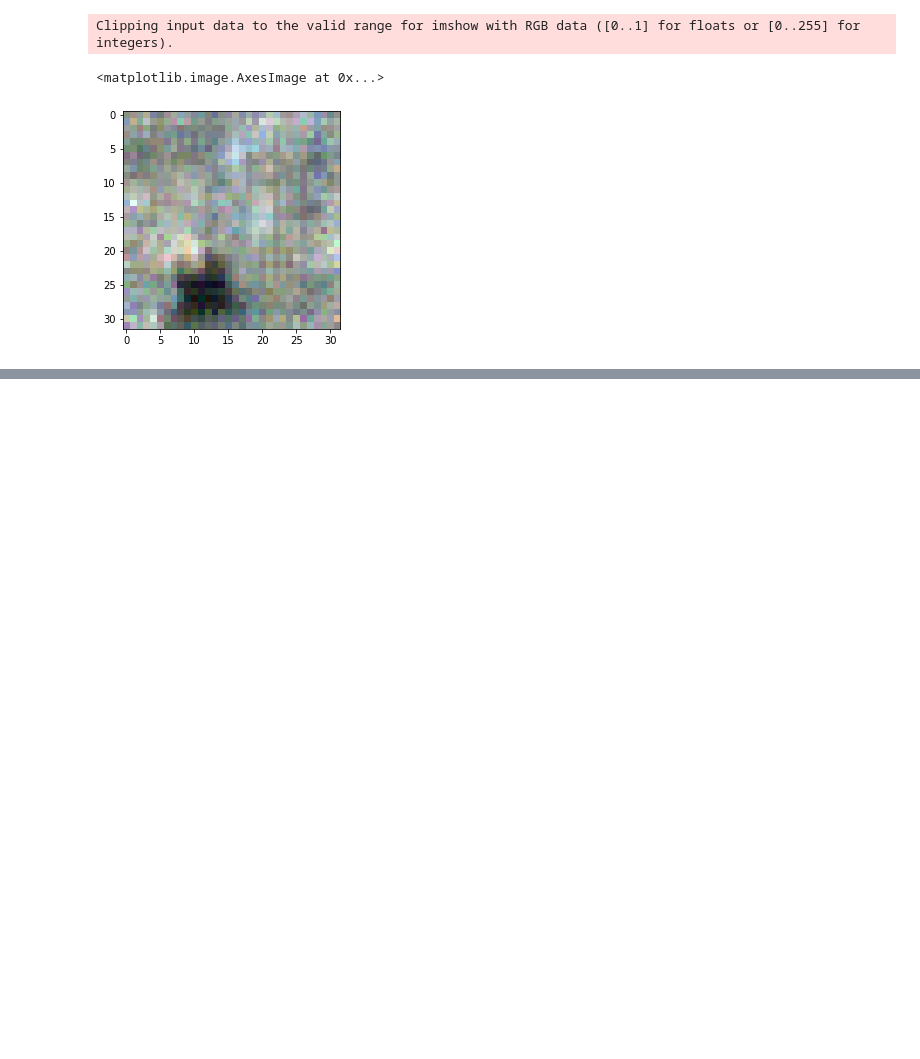
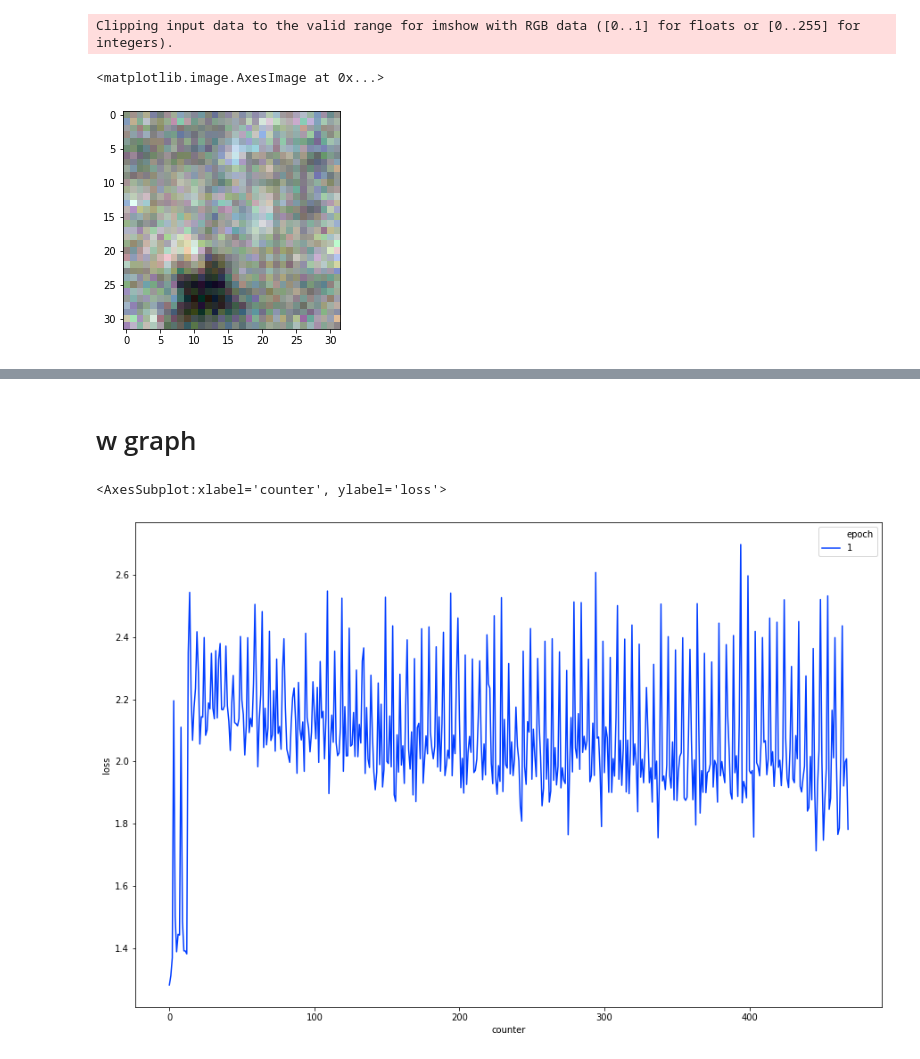
Before and after one commit to pranjal1/graph-improve-classify, a Jupyter notebook: cifar_graph.ipynb, the cells around one changed output, grey strips where cells are left out. Saved outputs shown, nothing was run; the diff lists cells and outputs as text; code cells hidden in the pictures; blank space fills up the shorter version.

```diff
--- a/cifar_graph.ipynb
+++ b/cifar_graph.ipynb
@@ -78,0 +102,8 @@ loss = n.train()
+# %% [markdown]
+# w graph
+# %%
+plt.figure(figsize=(15,10))
+sns.lineplot(data=loss_df,x="counter",y="loss",hue="epoch",palette=sns.color_palette("bright",n_colors=len(loss_df.epoch.unique())))
+# %% [output]
+<AxesSubplot:xlabel='counter', ylabel='loss'>
+[figure, added]
```
Also changed, not shown: parts of 18 cells of this notebook, 1 other file.
